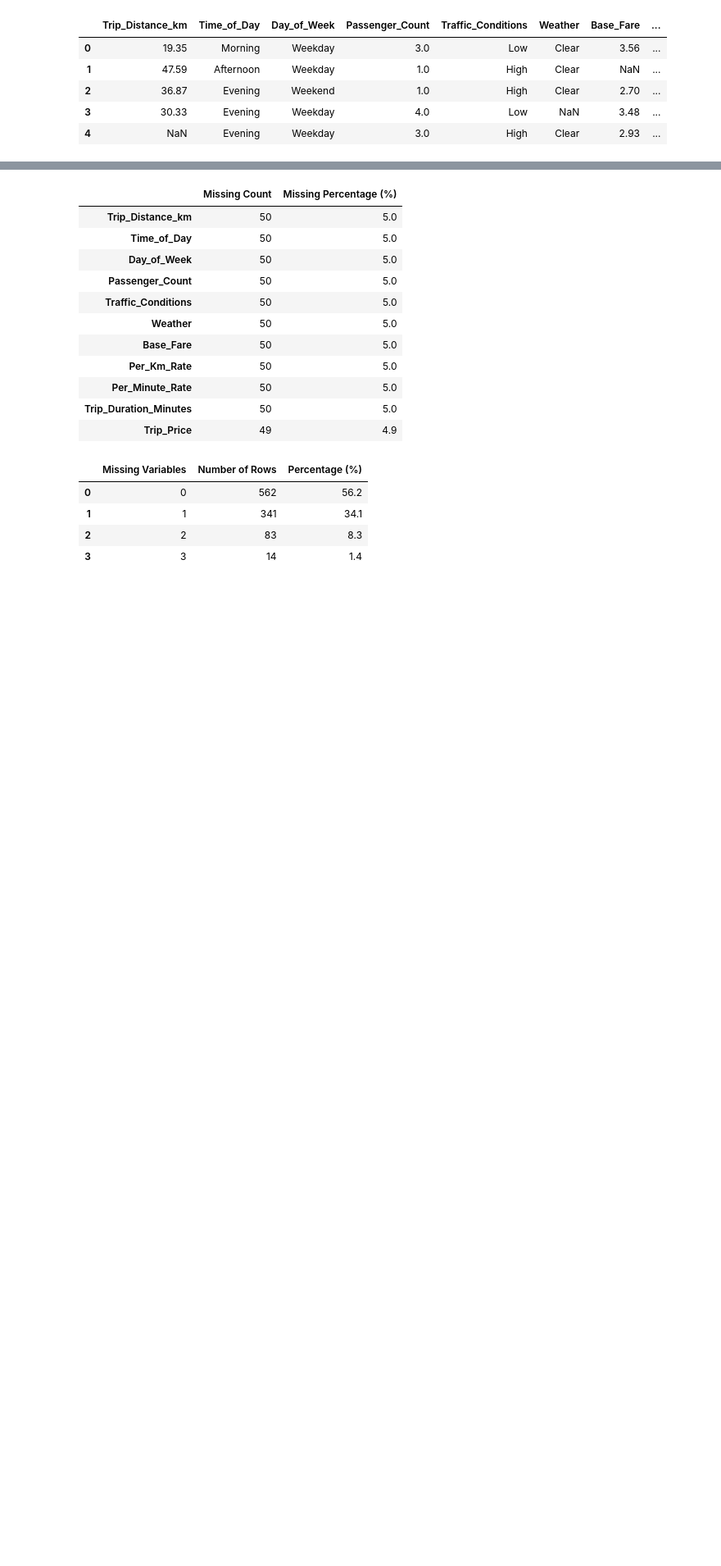
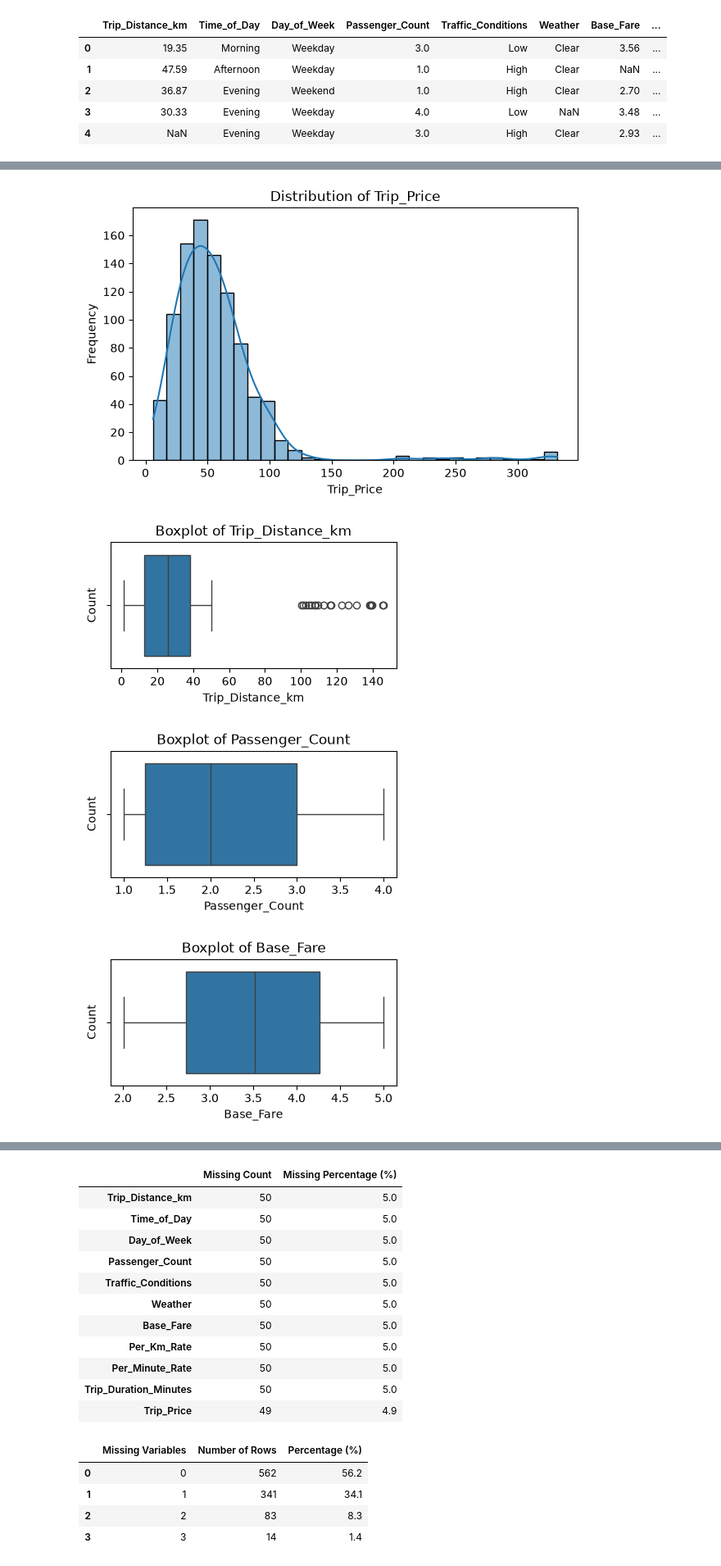
Before and after one commit to kurochan1901/115-1_Data-Analysis-and-Modeling, a Jupyter notebook: HW1/HW1.ipynb, the cells around one changed output, grey strips where cells are left out. Shown at 82% size. Saved outputs shown, nothing was run; the diff lists cells and outputs as text; code cells hidden in the pictures; blank space fills up the shorter version.

Commit message:
data cleaning 1

```diff
--- a/HW1/HW1.ipynb
+++ b/HW1/HW1.ipynb
@@ -34,0 +122,34 @@ dtype: object
+# %%
+#descriptive statistics
+#before data cleaning
+numeric_cols = df.select_dtypes(include="number").columns
+
+for col in numeric_cols:
+    plt.figure(figsize=(7, 4))
+
+    sns.histplot(
+        data=df,
+        x=col,
+        bins=30,
+        kde=True
+    )
+
+    plt.title(f"Distribution of {col}")
+    plt.xlabel(col)
+    plt.ylabel("Frequency")
+    plt.show()
+
+
+for col in numeric_cols:
+    plt.figure(figsize=(4.5, 2))
+
+    sns.boxplot(
+        data=df,
+        x=col
+    )
+
+    plt.title(f"Boxplot of {col}")
+    plt.xlabel(col)
+    plt.ylabel("Count")
+    plt.show()
+# %% [output]
@@ -34,0 +162,4 @@ dtype: object
+[figure, added]
+[figure, added]
+[figure, added]
+[figure, added]
```
Also changed, not shown: parts of 30 cells of this notebook.
